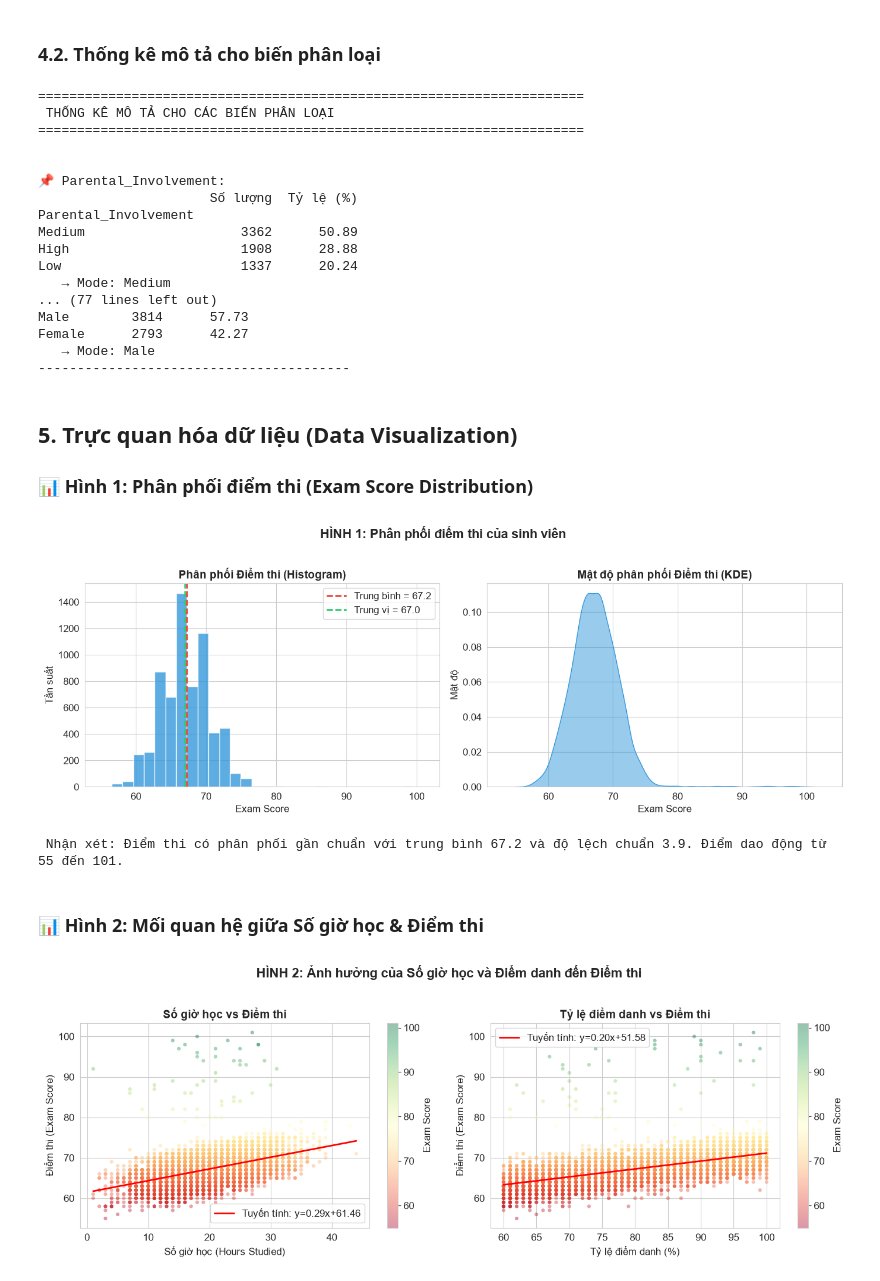
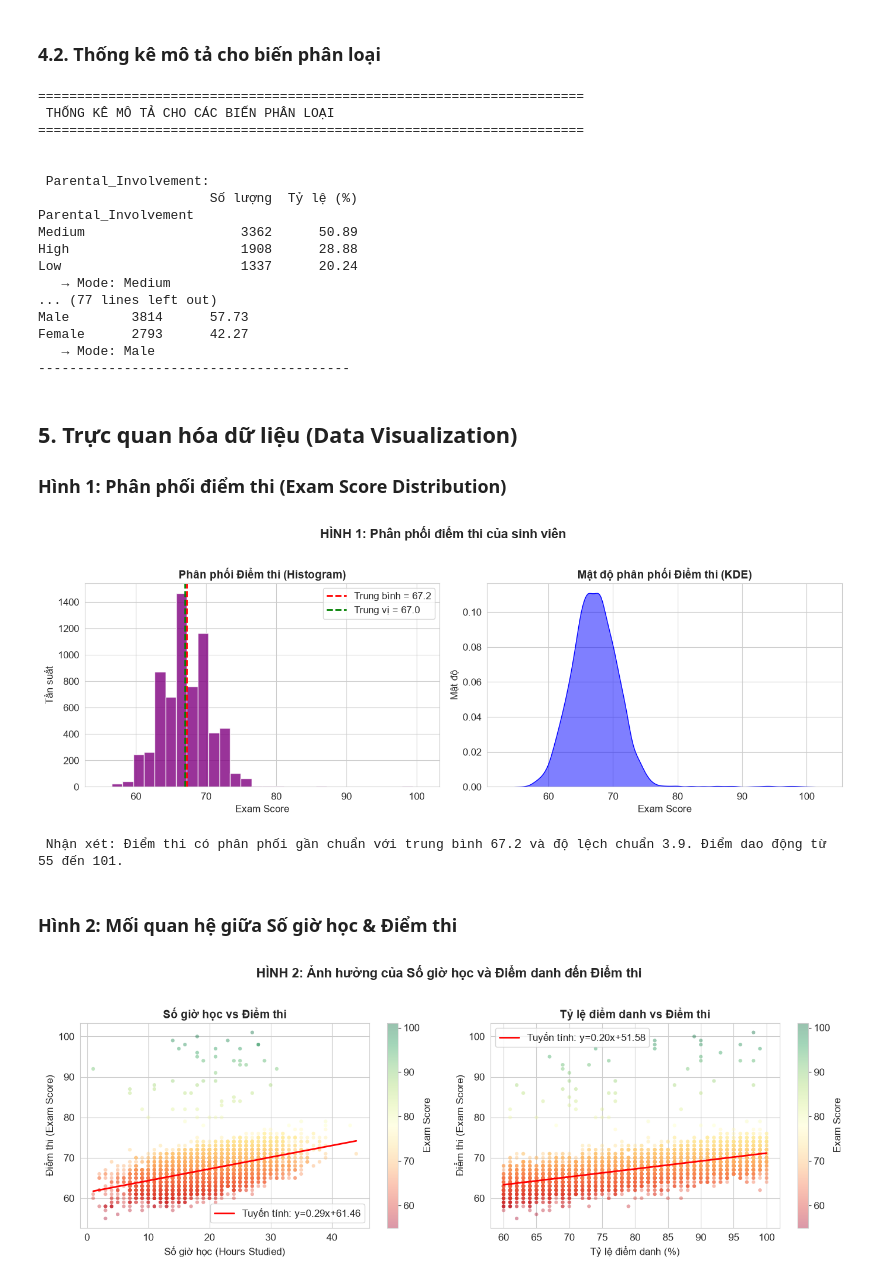
Before and after one commit to baole16/ADY201m, a Jupyter notebook: 4_Source Code/StudentPerformanceAnalysis.ipynb, the cells around one changed output. Saved outputs shown, nothing was run; the diff lists cells and outputs as text; code cells hidden in the pictures.

```diff
--- a/4_Source Code/StudentPerformanceAnalysis.ipynb
+++ b/4_Source Code/StudentPerformanceAnalysis.ipynb
@@ -36,12 +56,15 @@ print(" Đã import thành công tất cả thư viện!")
 # %% [output]
  Đã import thành công tất cả thư viện!
 # %%
+import os
 
-df = pd.read_csv('StudentPerformanceFactors.csv')
+# Đọc dữ liệu (tự kiểm tra đường dẫn nếu mở từ thư mục cha)
+file_path = 'StudentPerformanceFactors.csv' if os.path.exists('StudentPerformanceFactors.csv') else '4_Source Code/StudentPerformanceFactors.csv'
+df = pd.read_csv(file_path)
 
-print(f" Kích thước tập dữ liệu: {df.shape[0]} dòng × {df.shape[1]} cột")
-print(f" Dung lượng bộ nhớ: {df.memory_usage(deep=True).sum() / 1024:.1f} KB")
+print(f"Kích thước tập dữ liệu: {df.shape[0]} dòng × {df.shape[1]} cột")
+print(f"Dung lượng bộ nhớ: {df.memory_usage(deep=True).sum() / 1024:.1f} KB")
 print()
-print(" 5 dòng đầu tiên:")
+print("5 dòng đầu tiên:")
 df.head()
 # %% [output]
@@ -346,7 +318,7 @@ print("=" * 70)
 print()
 
 for col in categorical_cols:
-    print(f"\n📌 {col}:")
+    print(f"\n {col}:")
     counts = df[col].value_counts(dropna=False)
     pcts = df[col].value_counts(normalize=True, dropna=False) * 100
     summary = pd.DataFrame({'Số lượng': counts, 'Tỷ lệ (%)': pcts.round(2)})
@@ -359,7 +331,7 @@ for col in categorical_cols:
 ======================================================================
 
 
-📌 Parental_Involvement:
+ Parental_Involvement:
                       Số lượng  Tỷ lệ (%)
 Parental_Involvement
 Medium                    3362      50.89
@@ -374,40 +346,40 @@ Female      2793      42.27
 # %% [markdown]
 ## 5. Trực quan hóa dữ liệu (Data Visualization)
 
-### 📊 Hình 1: Phân phối điểm thi (Exam Score Distribution)
+###  Hình 1: Phân phối điểm thi (Exam Score Distribution)
 # %%
 # HÌNH 1: Phân phối điểm thi
 fig, axes = plt.subplots(1, 2, figsize=(14, 5))
 
 # Histogram
-axes[0].hist(df['Exam_Score'], bins=30, color='#3498db', edgecolor='white', alpha=0.8)
-axes[0].axvline(df['Exam_Score'].mean(), color='#e74c3c', linestyle='--', linewidth=2,
+axes[0].hist(df['Exam_Score'], bins=30, color='purple', edgecolor='white', alpha=0.8)
+axes[0].axvline(df['Exam_Score'].mean(), color='red', linestyle='--', linewidth=2,
                 label=f"Trung bình = {df['Exam_Score'].mean():.1f}")
-axes[0].axvline(df['Exam_Score'].median(), color='#2ecc71', linestyle='--', linewidth=2,
+axes[0].axvline(df['Exam_Score'].median(), color='green', linestyle='--', linewidth=2,
                 label=f"Trung vị = {df['Exam_Score'].median():.1f}")
 axes[0].set_title('Phân phối Điểm thi (Histogram)', fontweight='bold')
 axes[0].set_xlabel('Exam Score')
 axes[0].set_ylabel('Tần suất')
 axes[0].legend()
 
 # KDE plot
-sns.kdeplot(data=df, x='Exam_Score', fill=True, color='#3498db', alpha=0.5, ax=axes[1])
+sns.kdeplot(data=df, x='Exam_Score', fill=True, color='blue', alpha=0.5, ax=axes[1])
 axes[1].set_title('Mật độ phân phối Điểm thi (KDE)', fontweight='bold')
 axes[1].set_xlabel('Exam Score')
 axes[1].set_ylabel('Mật độ')
 
 plt.suptitle('HÌNH 1: Phân phối điểm thi của sinh viên', fontsize=16, fontweight='bold', y=1.02)
 plt.tight_layout()
 plt.show()
 
 print(f"\n Nhận xét: Điểm thi có phân phối gần chuẩn với trung bình {df['Exam_Score'].mean():.1f} "
       f"và độ lệch chuẩn {df['Exam_Score'].std():.1f}. "
       f"Điểm dao động từ {df['Exam_Score'].min()} đến {df['Exam_Score'].max()}.")
 # %% [output]
-[figure, old version]
+[figure, new version]
  Nhận xét: Điểm thi có phân phối gần chuẩn với trung bình 67.2 và độ lệch chuẩn 3.9. Điểm dao động từ 55 đến 101.
 # %% [markdown]
-### 📊 Hình 2: Mối quan hệ giữa Số giờ học & Điểm thi
+###  Hình 2: Mối quan hệ giữa Số giờ học & Điểm thi
 # %%
 # HÌNH 2: Scatter plot - Hours Studied vs Exam Score
 fig, axes = plt.subplots(1, 2, figsize=(14, 5))
```
Also changed, not shown: parts of 21 cells of this notebook, 29 other files.
